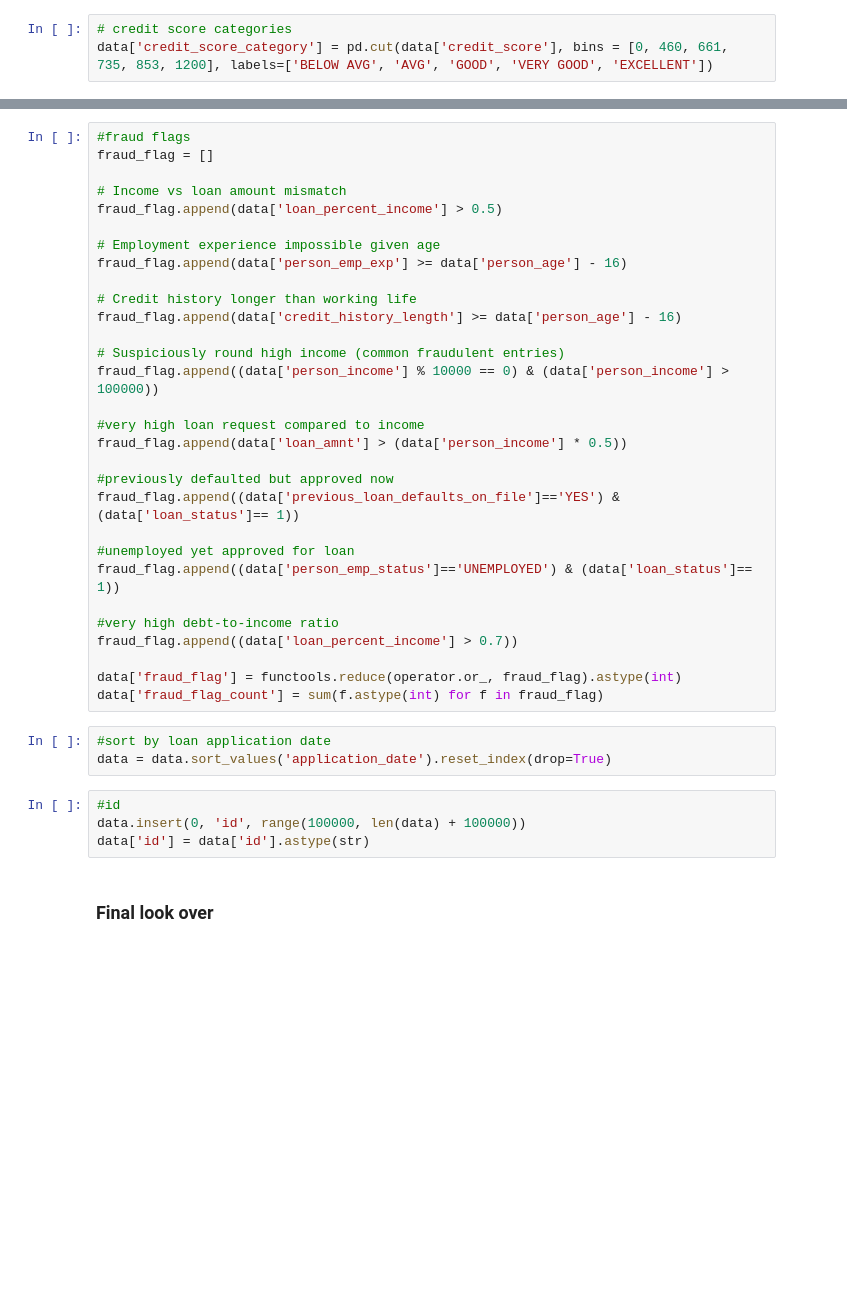
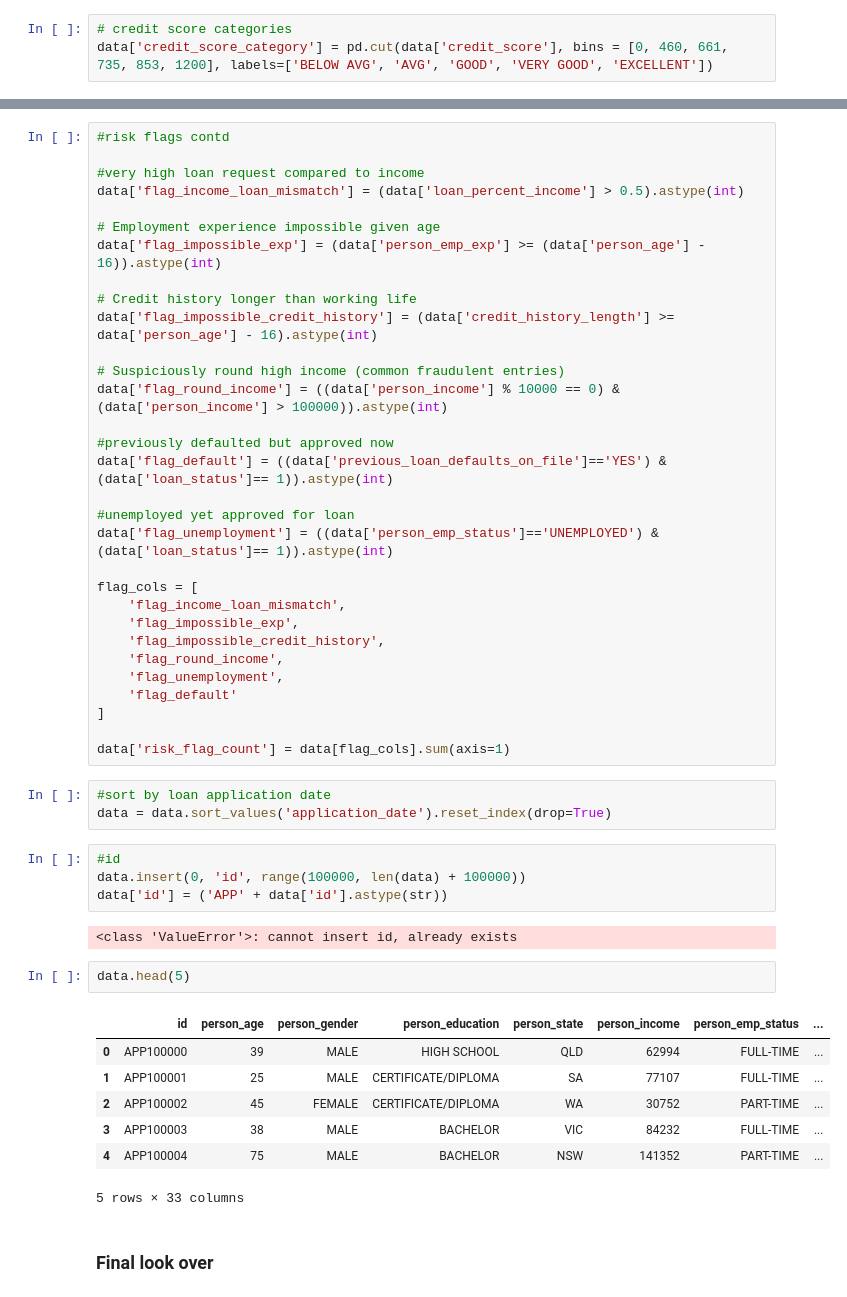
Before and after one commit to AsmiShirkeSamant/Loan-Approval-Dashboard, a Jupyter notebook: process.ipynb, the cells around one changed output, grey strips where cells are left out. Saved outputs shown, nothing was run; the diff lists cells and outputs as text; blank space fills up the shorter version.

```diff
--- a/process.ipynb
+++ b/process.ipynb
@@ -278,40 +304,53 @@ data['credit_score_category'] = pd.cut(data['credit_score'], bins = [0, 460, 661
 # %%
-#fraud flags
-fraud_flag = []
+#risk flags contd
 
-# Income vs loan amount mismatch
-fraud_flag.append(data['loan_percent_income'] > 0.5)
+#very high loan request compared to income
+data['flag_income_loan_mismatch'] = (data['loan_percent_income'] > 0.5).astype(int)
 
 # Employment experience impossible given age
-fraud_flag.append(data['person_emp_exp'] >= data['person_age'] - 16)
+data['flag_impossible_exp'] = (data['person_emp_exp'] >= (data['person_age'] - 16)).astype(int)
 
 # Credit history longer than working life
-fraud_flag.append(data['credit_history_length'] >= data['person_age'] - 16)
+data['flag_impossible_credit_history'] = (data['credit_history_length'] >= data['person_age'] - 16).astype(int)
 
 # Suspiciously round high income (common fraudulent entries)
-fraud_flag.append((data['person_income'] % 10000 == 0) & (data['person_income'] > 100000))
-
-#very high loan request compared to income
-fraud_flag.append(data['loan_amnt'] > (data['person_income'] * 0.5))
+data['flag_round_income'] = ((data['person_income'] % 10000 == 0) & (data['person_income'] > 100000)).astype(int)
 
 #previously defaulted but approved now
-fraud_flag.append((data['previous_loan_defaults_on_file']=='YES') & (data['loan_status']== 1))
+data['flag_default'] = ((data['previous_loan_defaults_on_file']=='YES') & (data['loan_status']== 1)).astype(int)
 
 #unemployed yet approved for loan
-fraud_flag.append((data['person_emp_status']=='UNEMPLOYED') & (data['loan_status']== 1))
+data['flag_unemployment'] = ((data['person_emp_status']=='UNEMPLOYED') & (data['loan_status']== 1)).astype(int)
 
-#very high debt-to-income ratio
-fraud_flag.append((data['loan_percent_income'] > 0.7))
+flag_cols = [
+    'flag_income_loan_mismatch',
+    'flag_impossible_exp',
+    'flag_impossible_credit_history',
+    'flag_round_income',
+    'flag_unemployment',
+    'flag_default'
+]
 
-data['fraud_flag'] = functools.reduce(operator.or_, fraud_flag).astype(int)
-data['fraud_flag_count'] = sum(f.astype(int) for f in fraud_flag)
+data['risk_flag_count'] = data[flag_cols].sum(axis=1)
 # %%
 #sort by loan application date
 data = data.sort_values('application_date').reset_index(drop=True)
 # %%
 #id
 data.insert(0, 'id', range(100000, len(data) + 100000))
-data['id'] = data['id'].astype(str)
+data['id'] = ('APP' + data['id'].astype(str))
+# %% [output]
+<class 'ValueError'>: cannot insert id, already exists
+# %%
+data.head(5)
+# %% [output]
+|  | id | person_age | person_gender | person_education | person_state | person_income | person_emp_status | ... |
+| 0 | APP100000 | 39 | MALE | HIGH SCHOOL | QLD | 62994 | FULL-TIME | ... |
+| 1 | APP100001 | 25 | MALE | CERTIFICATE/DIPLOMA | SA | 77107 | FULL-TIME | ... |
+| 2 | APP100002 | 45 | FEMALE | CERTIFICATE/DIPLOMA | WA | 30752 | PART-TIME | ... |
+| 3 | APP100003 | 38 | MALE | BACHELOR | VIC | 84232 | FULL-TIME | ... |
+| 4 | APP100004 | 75 | MALE | BACHELOR | NSW | 141352 | PART-TIME | ... |
+5 rows × 33 columns
 # %% [markdown]
 ### Final look over
 # %%
```
Also changed, not shown: parts of 18 cells of this notebook.
